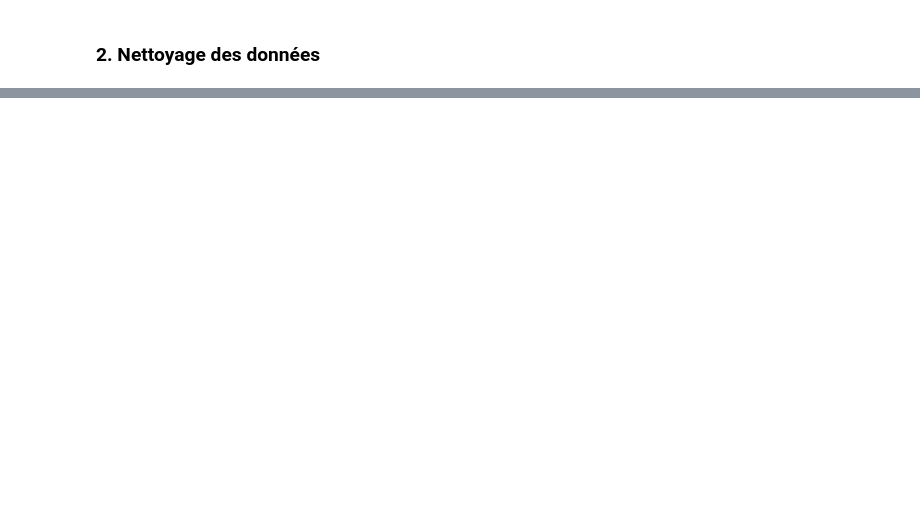
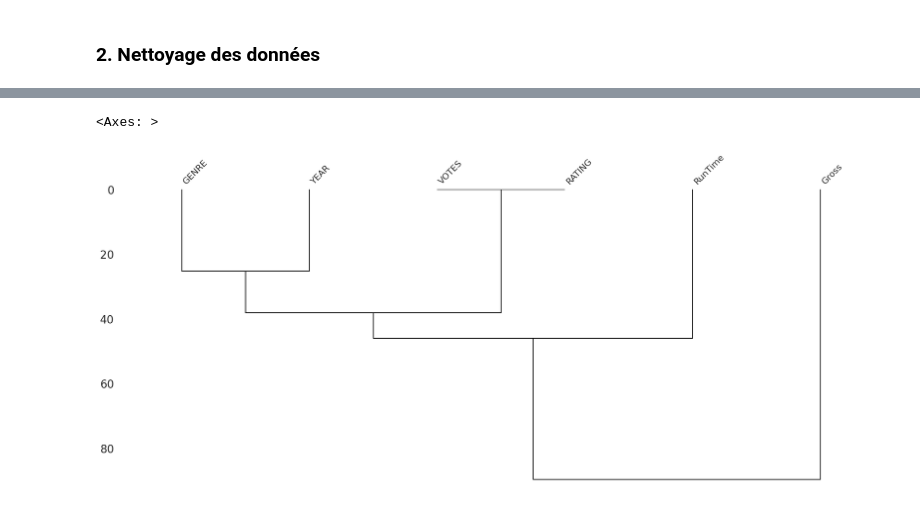
Before and after one commit to EnzoPENISSON/formation-ia, a Jupyter notebook: machine_learning/data_preprocessing/tp_fifa21.ipynb, the cells around one changed output, grey strips where cells are left out. Cells and saved outputs as stored; diff of their text form; code cells hidden in the pictures; blank space fills up the shorter version.

```diff
--- a/machine_learning/data_preprocessing/tp_fifa21.ipynb
+++ b/machine_learning/data_preprocessing/tp_fifa21.ipynb
@@ -49,0 +53,7 @@ plt.show()
+# %%
+# Columns having missing values
+missing_value_columns = [col for col in df.columns if df[col].isnull().sum() > 0]
+msno.dendrogram(df[missing_value_columns])
+# %% [output]
+<Axes: >
+[figure, added]
```
Also changed, not shown: parts of 8 cells of this notebook.
